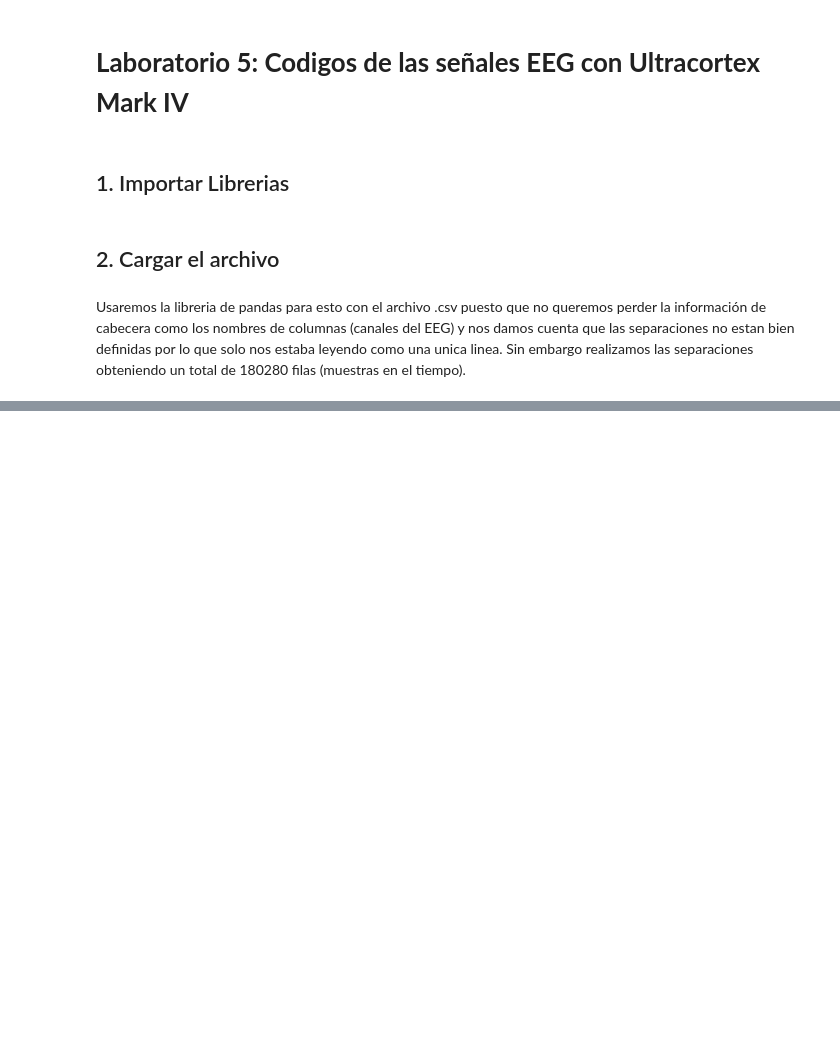
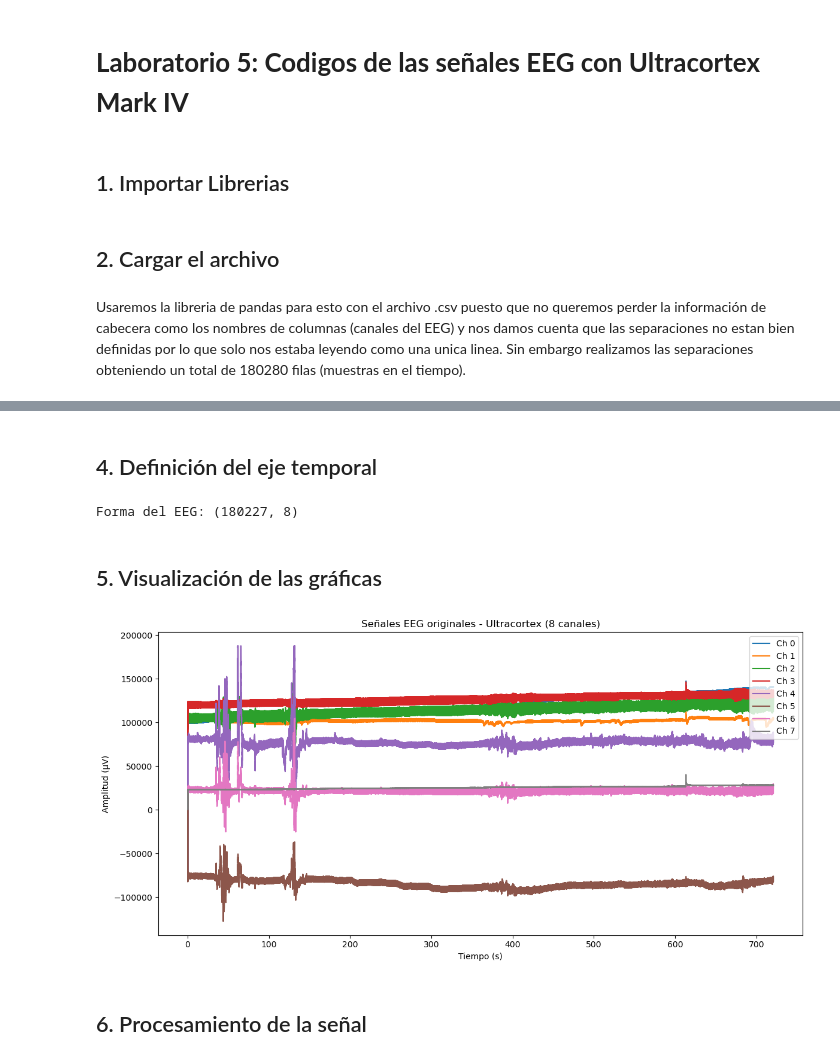
Before and after one commit to miguel-isidro05/GRUPO-05-ISB-2025-II, a Jupyter notebook: Laboratorios/Laboratorio 5 - Adquisición de EEG con BITalino y Ultracortex/CodigosEEGUltra.ipynb, the cells around one changed output, grey strips where cells are left out. Saved outputs shown, nothing was run; the diff lists cells and outputs as text; code cells hidden in the pictures; blank space fills up the shorter version.

```diff
--- a/Laboratorios/Laboratorio 5 - Adquisición de EEG con BITalino y Ultracortex/CodigosEEGUltra.ipynb
+++ b/Laboratorios/Laboratorio 5 - Adquisición de EEG con BITalino y Ultracortex/CodigosEEGUltra.ipynb
@@ -42,0 +22,19 @@ Archivo leído: 180279 filas x 1 columnas
+# %%
+# Inspeccionamos los datos
+print(df.info())
+print(df.columns)
+n_rows, n_cols = df.shape
+
+# Imprimimos el tamaño del DataFrame
+print(f"Archivo leído: {n_rows} filas x {n_cols} columnas")
+
+# Imprimimos los nombres de las columnas
+print(df.columns.tolist())
+
+# Obtenemos la frecuencia de muestreo de Timestamp
+t = df[" Timestamp"].values
+dt = np.diff(t).mean()
+fs = 1.0 / dt
+print("La frecuencia de muestreo exacta es: ", fs)
+# Sin embargo, en el archivo .txt a traves de comentarios se nos aclara una frecuencia de muestreo de 250 Hz
+fs = 250.0  # Hz
@@ -42,0 +59,32 @@ Archivo leído: 180279 filas x 1 columnas
+# %% [markdown]
+## 4. Definición del eje temporal
+# %%
+# Extraemos solo los canales EEG
+eeg_cols = [f" EXG Channel {i}" for i in range(8)]
+eeg_data = df[eeg_cols].to_numpy()
+
+# Muestra ahora el numero de columnas de eeg_data que son 8 pues la placa cython tiene 8 canales EEG
+print("Forma del EEG:", eeg_data.shape) # (n_samples, n_channels)
+
+# Definimos el eje temporal
+n_samples = eeg_data.shape[0] # Extrae el numero de filas de eeg_data
+t = np.arange(n_samples) / fs  # eje temporal en segundos
+# %% [output]
+Forma del EEG: (180227, 8)
+# %% [markdown]
+## 5. Visualización de las gráficas
+# %%
+plt.figure(figsize=(12, 6))
+for i in range(8):
+    plt.plot(t, eeg_data[:, i], label=f"Ch {i}")
+
+plt.xlabel("Tiempo (s)")
+plt.ylabel("Amplitud (µV)")
+plt.title("Señales EEG originales - Ultracortex (8 canales)")
+plt.legend(loc="upper right")
+plt.tight_layout()
+plt.show()
+# %% [output]
+[figure, added]
+# %% [markdown]
+## 6. Procesamiento de la señal
```
Also changed, not shown: parts of 6 cells of this notebook.
